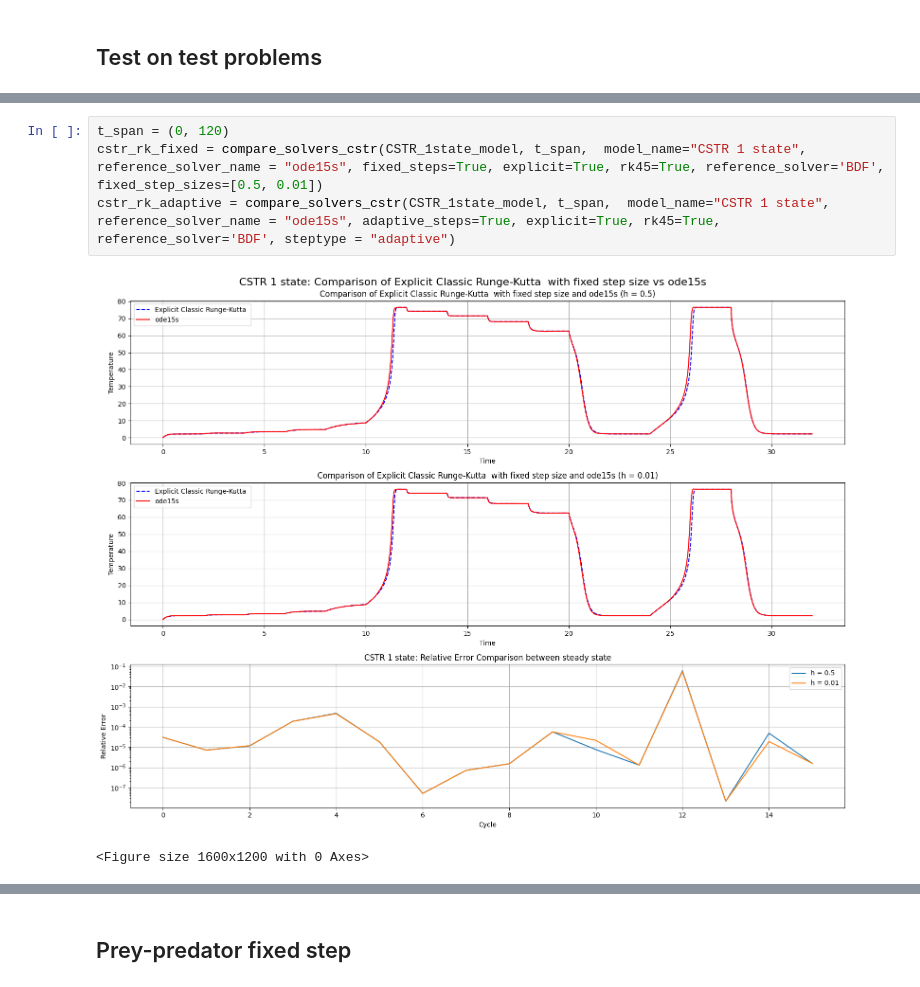
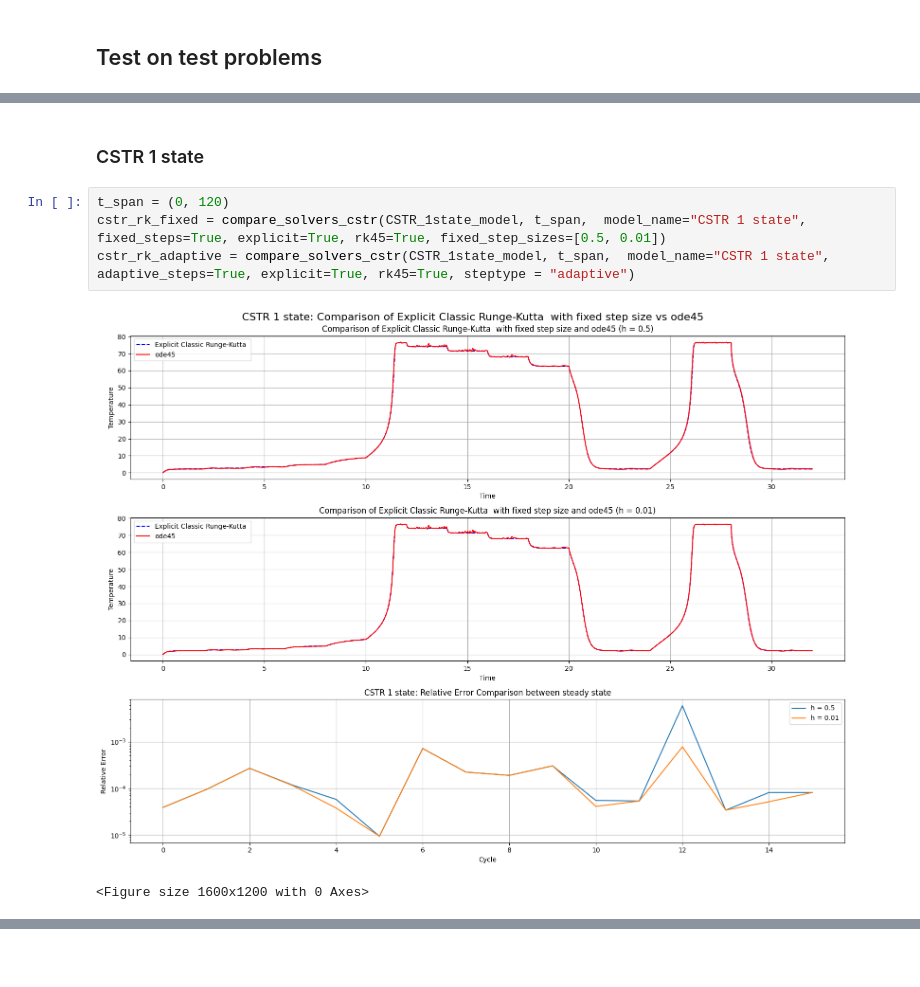
Before and after one commit to EuanCortes/02686-Project, a Jupyter notebook: 05_RungeKutta.ipynb, the cells around one changed output, grey strips where cells are left out. Cells and saved outputs as stored; diff of their text form; blank space fills up the shorter version.

Commit message:
plots for all solvers except implicit and esdirk pfr

```diff
--- a/05_RungeKutta.ipynb
+++ b/05_RungeKutta.ipynb
@@ -56,7 +58,9 @@ pp_rk_adaptive = compare_solvers(prey_predator_model, t_span, x0, params=(a, b),
+# %% [markdown]
+### CSTR 1 state
 # %%
 t_span = (0, 120)
-cstr_rk_fixed = compare_solvers_cstr(CSTR_1state_model, t_span,  model_name="CSTR 1 state", reference_solver_name = "ode15s", fixed_steps=True, explicit=True, rk45=True, reference_solver='BDF', fixed_step_sizes=[0.5, 0.01])
-cstr_rk_adaptive = compare_solvers_cstr(CSTR_1state_model, t_span,  model_name="CSTR 1 state", reference_solver_name = "ode15s", adaptive_steps=True, explicit=True, rk45=True, reference_solver='BDF', steptype = "adaptive")
+cstr_rk_fixed = compare_solvers_cstr(CSTR_1state_model, t_span,  model_name="CSTR 1 state", fixed_steps=True, explicit=True, rk45=True, fixed_step_sizes=[0.5, 0.01])
+cstr_rk_adaptive = compare_solvers_cstr(CSTR_1state_model, t_span,  model_name="CSTR 1 state",  adaptive_steps=True, explicit=True, rk45=True, steptype = "adaptive")
 # %% [output]
-[figure, old version]
+[figure, new version]
 <Figure size 1600x1200 with 0 Axes>
@@ -64,2 +67,0 @@ cstr_rk_adaptive = compare_solvers_cstr(CSTR_1state_model, t_span,  model_name="
-# %% [markdown]
-## Prey-predator fixed step
```
Also changed, not shown: parts of 34 cells of this notebook, 6 other files.
